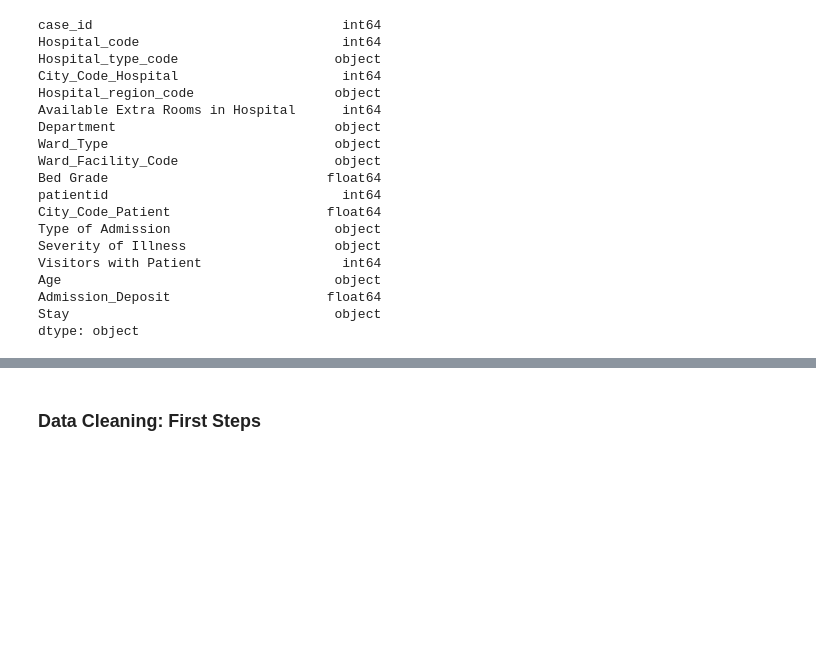
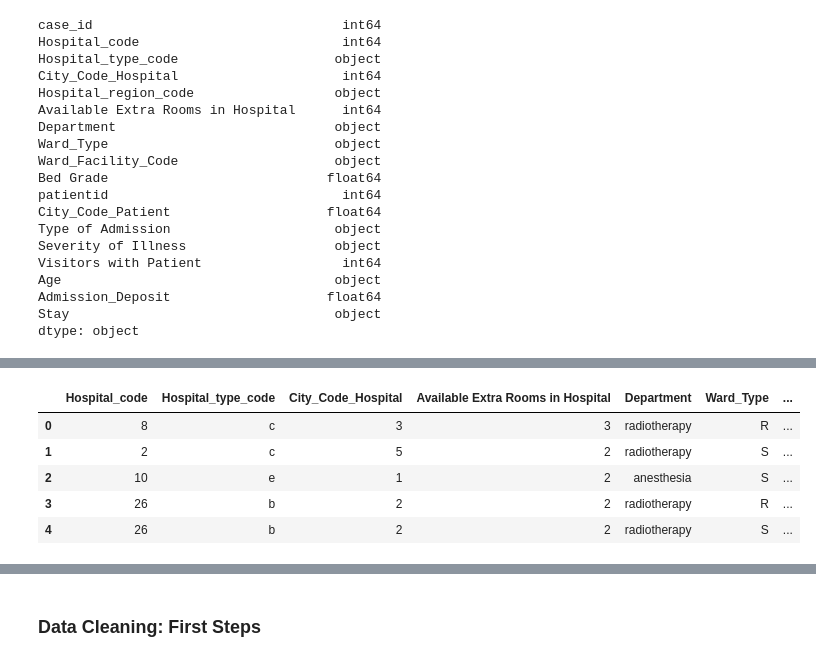
Before and after one commit to amarinelli12/COVID-19_Capstone, a Jupyter notebook: COVID-19_Predictor_FINAL.ipynb, the cells around one changed output, grey strips where cells are left out. Saved outputs shown, nothing was run; the diff lists cells and outputs as text; code cells hidden in the pictures; blank space fills up the shorter version.

```diff
--- a/COVID-19_Predictor_FINAL.ipynb
+++ b/COVID-19_Predictor_FINAL.ipynb
@@ -185,0 +165,10 @@ dtype: int64
+# %%
+df_train = df_train.drop(['case_id', 'patientid', 'Hospital_region_code', 'Visitors with Patient'], axis=1)
+df_train.head()
+# %% [output]
+|  | Hospital_code | Hospital_type_code | City_Code_Hospital | Available Extra Rooms in Hospital | Department | Ward_Type | ... |
+| 0 | 8 | c | 3 | 3 | radiotherapy | R | ... |
+| 1 | 2 | c | 5 | 2 | radiotherapy | S | ... |
+| 2 | 10 | e | 1 | 2 | anesthesia | S | ... |
+| 3 | 26 | b | 2 | 2 | radiotherapy | R | ... |
+| 4 | 26 | b | 2 | 2 | radiotherapy | S | ... |
```
Also changed, not shown: parts of 31 cells of this notebook.
